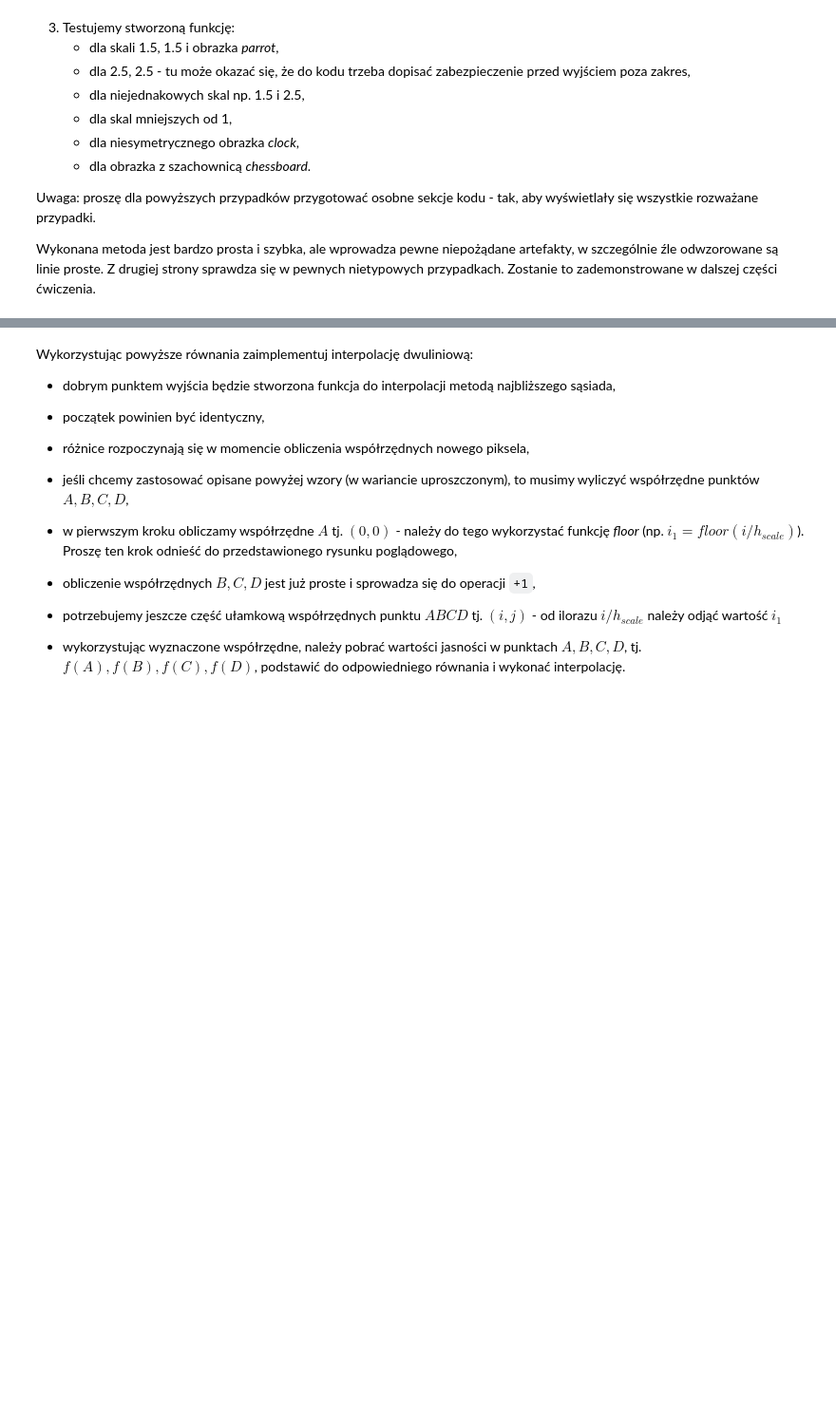
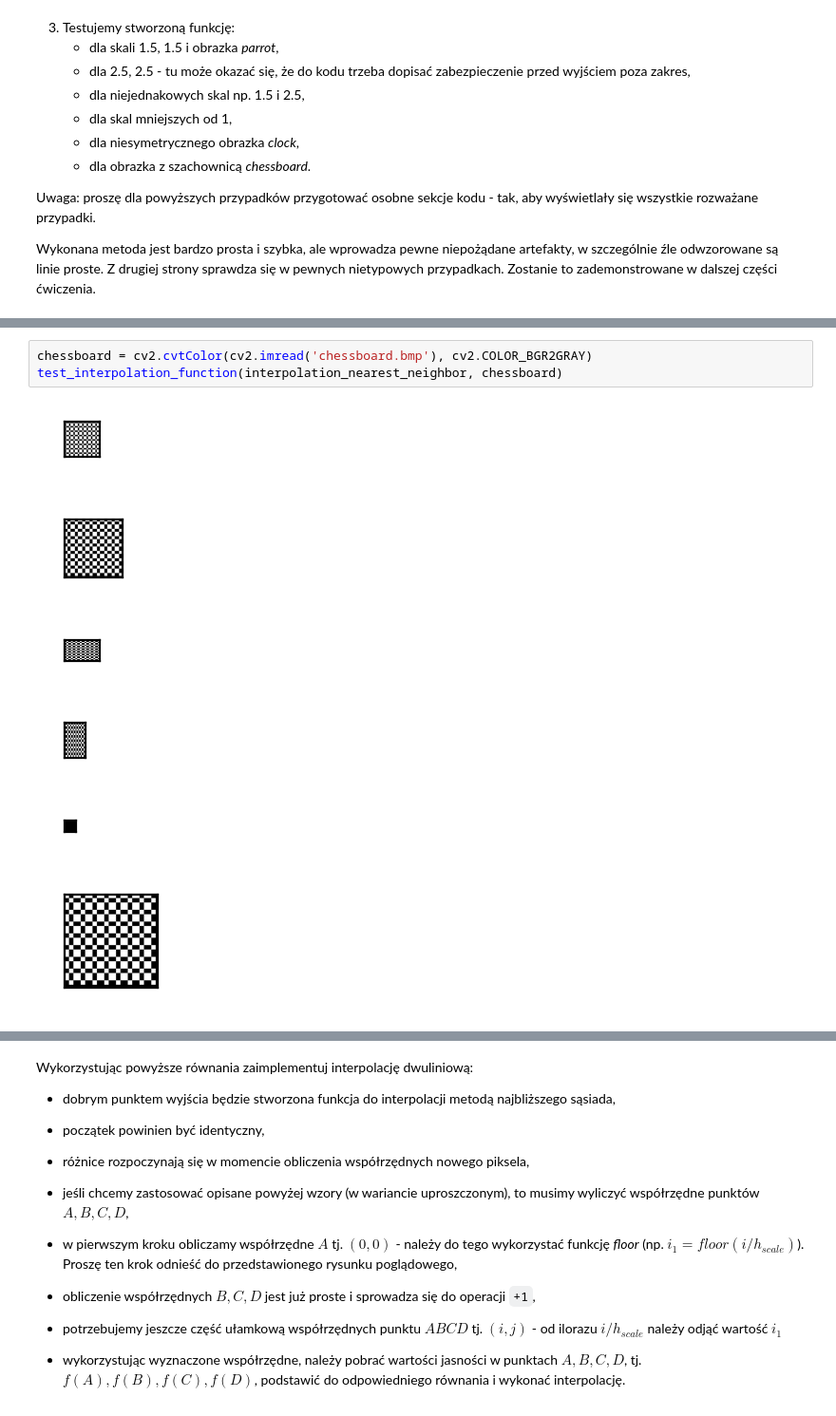
Before and after one commit to tostafin/image-processing-basics-labs, a Jupyter notebook: lab5/05_resolution.ipynb, the cells around one changed output, grey strips where cells are left out. Shown at 95% size. Saved outputs shown, nothing was run; the diff lists cells and outputs as text; blank space fills up the shorter version.

```diff
--- a/lab5/05_resolution.ipynb
+++ b/lab5/05_resolution.ipynb
@@ -145,3 +155,13 @@ interpolation_nearest_neighbor(chessboard, 5.5, 5.5)
+# %%
+chessboard = cv2.cvtColor(cv2.imread('chessboard.bmp'), cv2.COLOR_BGR2GRAY)
+test_interpolation_function(interpolation_nearest_neighbor, chessboard)
+# %% [output]
+[figure, added]
+[figure, added]
+[figure, added]
+[figure, added]
+[figure, added]
+[figure, added]
 # %% [markdown]
 ## Interpolacja dwuliniowa
 
```
Also changed, not shown: parts of 17 cells of this notebook, 1 other file.
